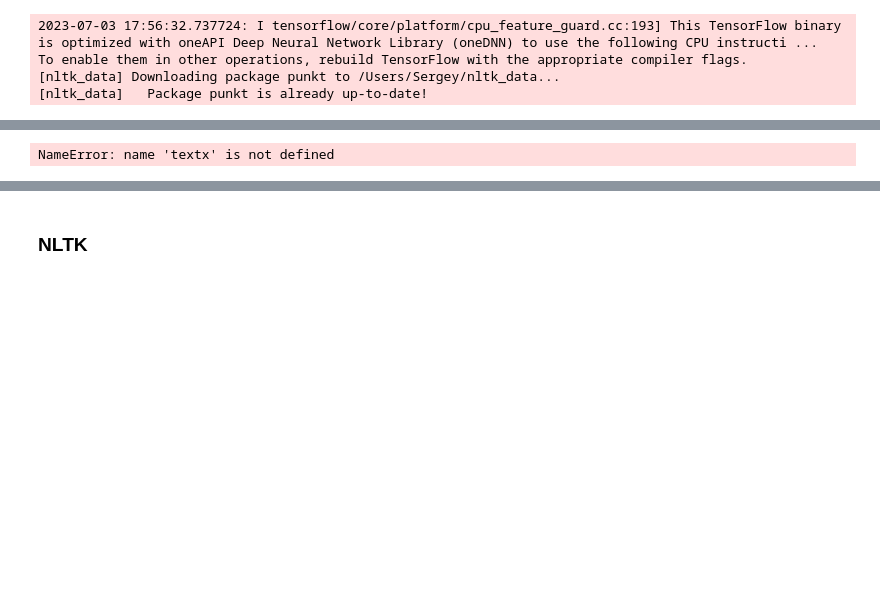
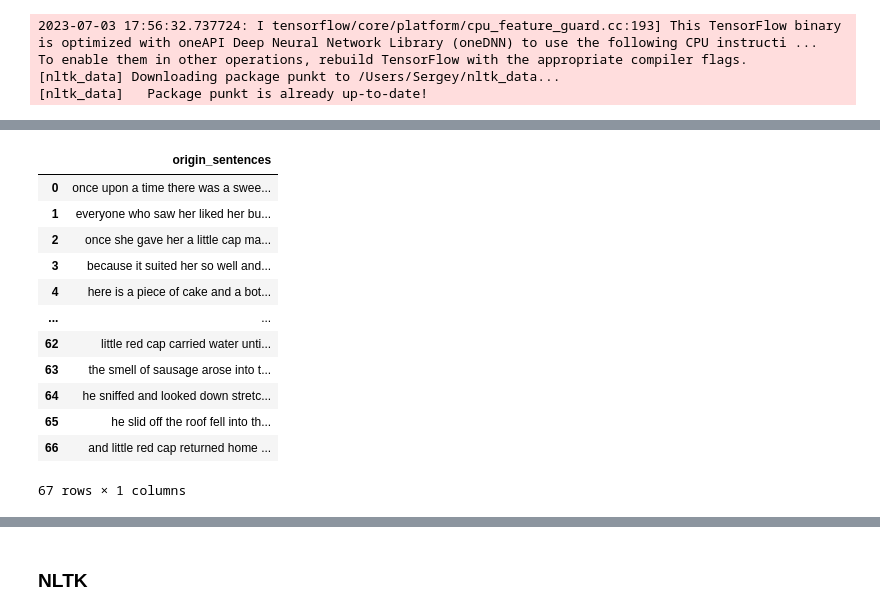
Before and after one commit to Sergey2015/English-learning-App, a Jupyter notebook: english 2.ipynb, the cells around one changed output, grey strips where cells are left out. Cells and saved outputs as stored; diff of their text form; code cells hidden in the pictures; blank space fills up the shorter version.

```diff
--- a/english 2.ipynb
+++ b/english 2.ipynb
@@ -84,14 +69,0 @@ text
-# %%
-import spacy
-
-texts = [
-    "Net income was $9.4 million compared to the prior year of $2.7 million.",
-    "Revenue exceeded twelve billion dollars, with a loss of $1b.",
-]
-
-nlp = spacy.load("en_core_web_sm")
-for doc in nlp.pipe(text, disable=["tok2vec", "tagger", "parser", "attribute_ruler", "lemmatizer"]):
-    # Do something with the doc here
-    print([(ent.text, ent.label_) for ent in doc.ents])
-# %% [output]
-NameError: name 'textx' is not defined
@@ -97,0 +78,16 @@ NameError: name 'textx' is not defined
+# %%
+df
+# %% [output]
+|  | origin_sentences |
+| 0 | once upon a time there was a swee... |
+| 1 | everyone who saw her liked her bu... |
+| 2 | once she gave her a little cap ma... |
+| 3 | because it suited her so well and... |
+| 4 | here is a piece of cake and a bot... |
+| ... | ... |
+| 62 | little red cap carried water unti... |
+| 63 | the smell of sausage arose into t... |
+| 64 | he sniffed and looked down stretc... |
+| 65 | he slid off the roof fell into th... |
+| 66 | and little red cap returned home ... |
+67 rows × 1 columns
```
Also changed, not shown: parts of 13 cells of this notebook, 1 other file.
